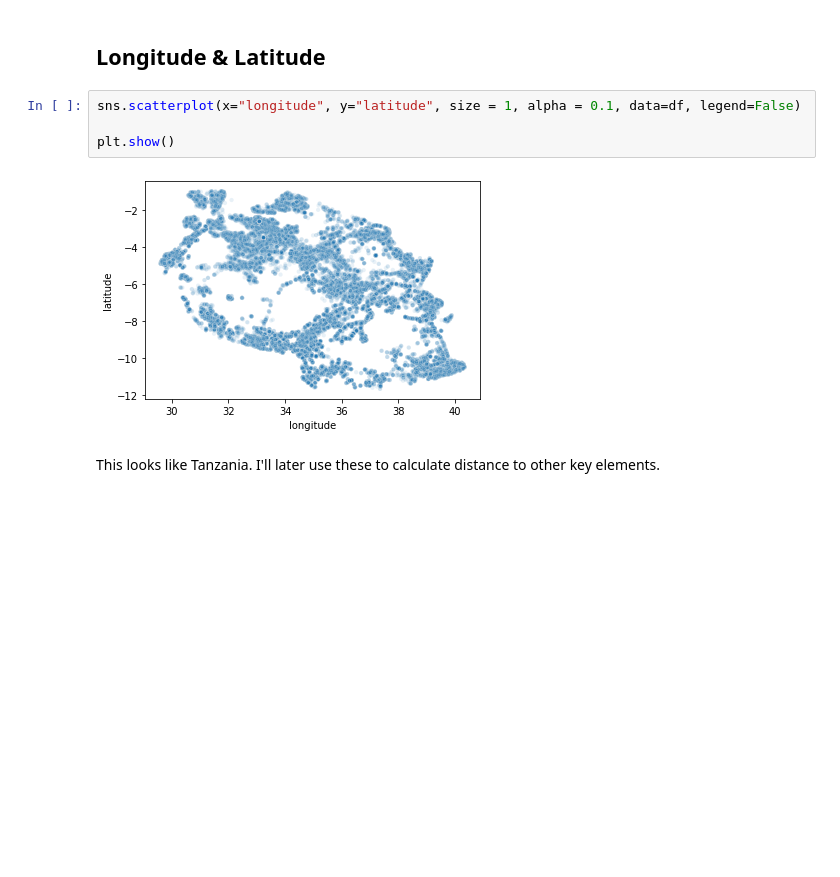
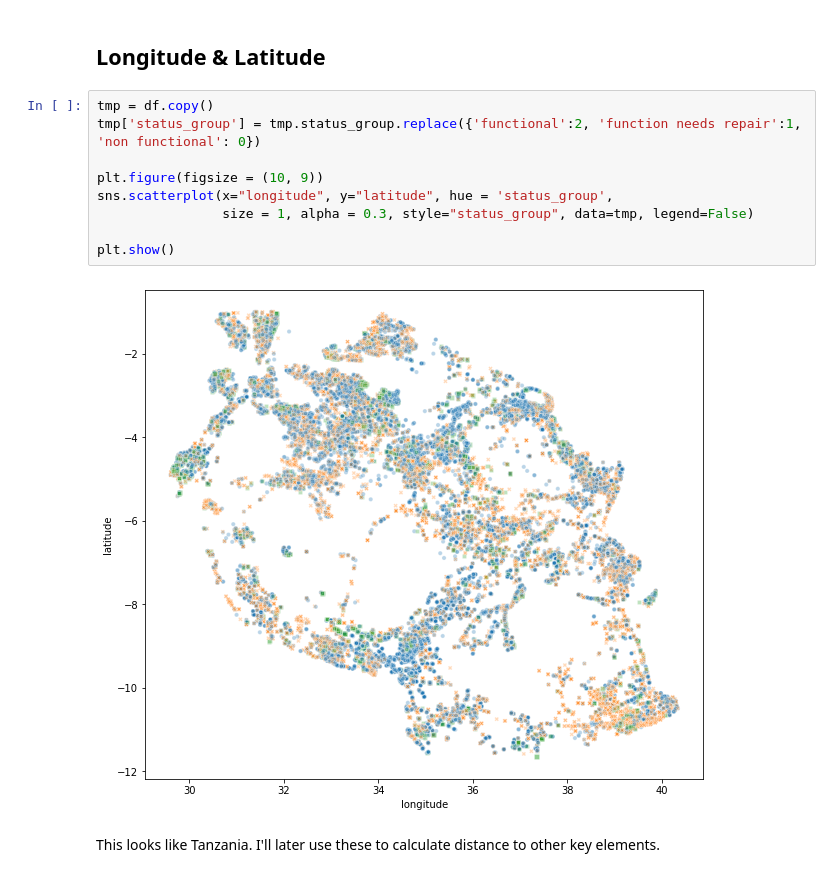
Before and after one commit to stereopickle/Tanzanian_water_pump_classificationn, a Jupyter notebook: 020.Exploratory_Data_Analysis.ipynb, the cells around one changed output. Cells and saved outputs as stored; diff of their text form; blank space fills up the shorter version.

```diff
--- a/020.Exploratory_Data_Analysis.ipynb
+++ b/020.Exploratory_Data_Analysis.ipynb
@@ -117,11 +117,16 @@ significant difference between functional and non functional group
 # %% [markdown]
 ## Longitude & Latitude
 # %%
-sns.scatterplot(x="longitude", y="latitude", size = 1, alpha = 0.1, data=df, legend=False)
+tmp = df.copy()
+tmp['status_group'] = tmp.status_group.replace({'functional':2, 'function needs repair':1, 'non functional': 0})
+
+plt.figure(figsize = (10, 9))
+sns.scatterplot(x="longitude", y="latitude", hue = 'status_group',
+                size = 1, alpha = 0.3, style="status_group", data=tmp, legend=False)
 
 plt.show()
 # %% [output]
-[figure, old version]
+[figure, new version]
 # %% [markdown]
 This looks like Tanzania. I'll later use these to calculate distance to other key elements.
 # %% [markdown]
```
Also changed, not shown: parts of 69 cells of this notebook.
